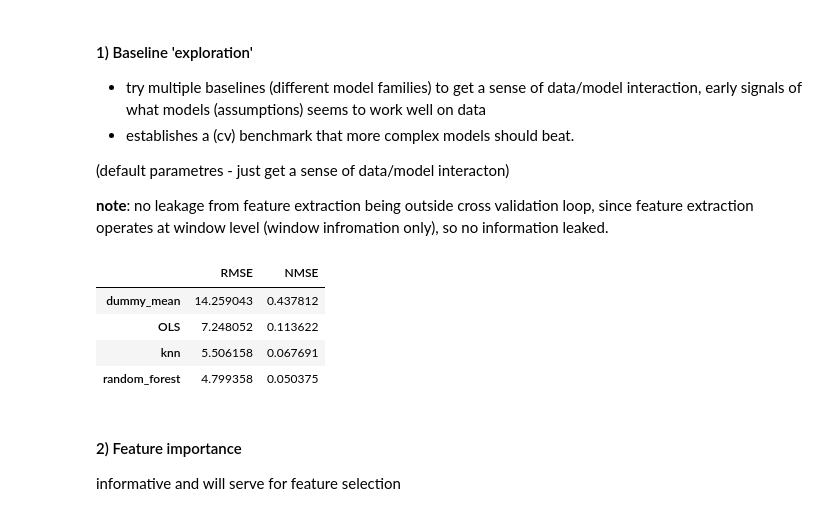
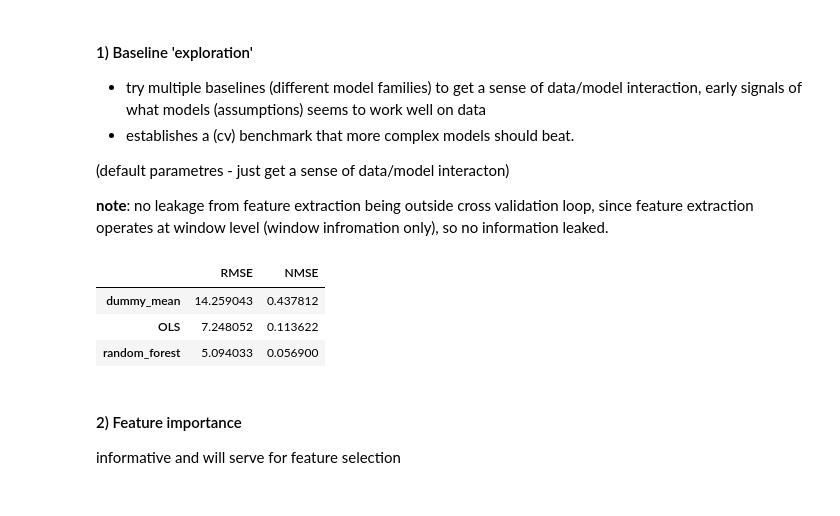
Before and after one commit to KhalilMehalli/Project-SFML, a Jupyter notebook: project.ipynb, the cells around one changed output. Saved outputs shown, nothing was run; the diff lists cells and outputs as text; code cells hidden in the pictures.

```diff
--- a/project.ipynb
+++ b/project.ipynb
@@ -294,22 +294,20 @@ __note__: no leakage from feature extraction being outside cross validation loop
 # %%
 cv_results_baselines = {}
 from sklearn.dummy import DummyRegressor
 baselines = {
     'dummy_mean': DummyRegressor(strategy='mean'),
-    "OLS": LinearRegression(),
-    "knn": KNeighborsRegressor(),
-    'random_forest': RandomForestRegressor(random_state=0, n_jobs=-1),
+    "OLS": LinearRegression(n_jobs=-1),
+    'random_forest': RandomForestRegressor(random_state=0, n_jobs=-1, n_estimators=10),
 }
 
 for name, model in baselines.items():
     cv_rmse, cv_nmse = _logo_cv(X_g_train_preproc, y_g_train_preproc, model)
     cv_results_baselines[name] = {"RMSE": cv_rmse, "NMSE": cv_nmse}
 
 baselines_cv_df = pd.DataFrame(cv_results_baselines).T
 baselines_cv_df
 # %% [output]
 |  | RMSE | NMSE |
 | dummy_mean | 14.259043 | 0.437812 |
 | OLS | 7.248052 | 0.113622 |
-| knn | 5.506158 | 0.067691 |
-| random_forest | 4.799358 | 0.050375 |
+| random_forest | 5.094033 | 0.056900 |
```
Also changed, not shown: parts of 11 cells of this notebook.
